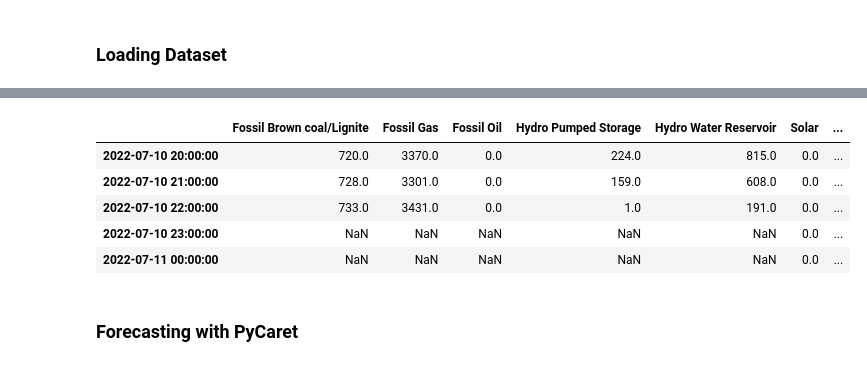
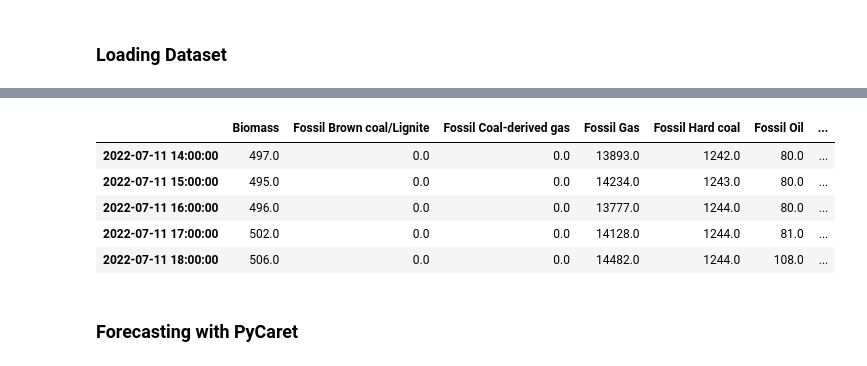
Before and after one commit to derevirn/renewcast, a Jupyter notebook: notebooks/forecasting_entsoe.ipynb, the cells around one changed output, grey strips where cells are left out. Cells and saved outputs as stored; diff of their text form; code cells hidden in the pictures.

```diff
--- a/notebooks/forecasting_entsoe.ipynb
+++ b/notebooks/forecasting_entsoe.ipynb
@@ -17,7 +17,7 @@ logging.disable(logging.CRITICAL)
 ### Loading Dataset
 # %%
 # Get energy data from ENTSO-E API
-country_code = 'GR'
+country_code = 'ES'
 area = lookup_area(country_code)
 
 client = EntsoePandasClient(api_key=get_token())
@@ -32,9 +32,9 @@ Wall time: 2.89 s
-|  | Fossil Brown coal/Lignite | Fossil Gas | Fossil Oil | Hydro Pumped Storage | Hydro Water Reservoir | Solar | ... |
-| 2022-07-10 20:00:00 | 720.0 | 3370.0 | 0.0 | 224.0 | 815.0 | 0.0 | ... |
-| 2022-07-10 21:00:00 | 728.0 | 3301.0 | 0.0 | 159.0 | 608.0 | 0.0 | ... |
-| 2022-07-10 22:00:00 | 733.0 | 3431.0 | 0.0 | 1.0 | 191.0 | 0.0 | ... |
-| 2022-07-10 23:00:00 | NaN | NaN | NaN | NaN | NaN | 0.0 | ... |
-| 2022-07-11 00:00:00 | NaN | NaN | NaN | NaN | NaN | 0.0 | ... |
+|  | Biomass | Fossil Brown coal/Lignite | Fossil Coal-derived gas | Fossil Gas | Fossil Hard coal | Fossil Oil | ... |
+| 2022-07-11 14:00:00 | 497.0 | 0.0 | 0.0 | 13893.0 | 1242.0 | 80.0 | ... |
+| 2022-07-11 15:00:00 | 495.0 | 0.0 | 0.0 | 14234.0 | 1243.0 | 80.0 | ... |
+| 2022-07-11 16:00:00 | 496.0 | 0.0 | 0.0 | 13777.0 | 1244.0 | 80.0 | ... |
+| 2022-07-11 17:00:00 | 502.0 | 0.0 | 0.0 | 14128.0 | 1244.0 | 81.0 | ... |
+| 2022-07-11 18:00:00 | 506.0 | 0.0 | 0.0 | 14482.0 | 1244.0 | 108.0 | ... |
 # %% [markdown]
 ### Forecasting with PyCaret
 # %%
```
Also changed, not shown: parts of 5 cells of this notebook, 5 other files.
